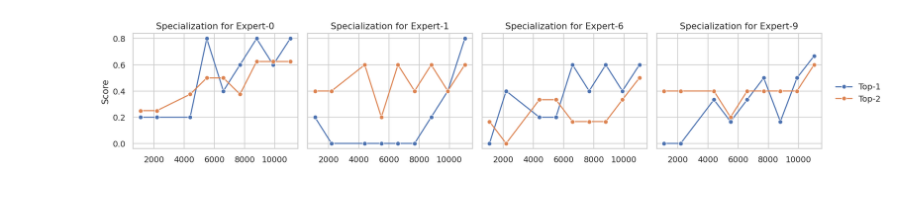
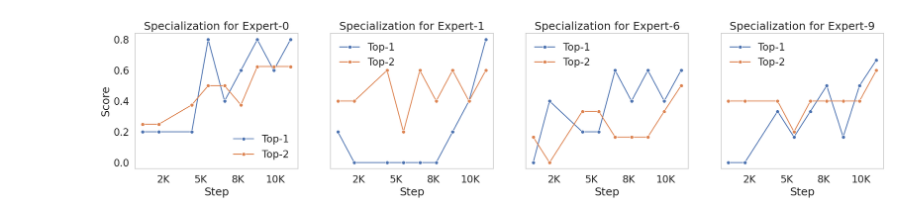
Before and after one commit to cmu-flame/FLAME-MoE, a Jupyter notebook: empirical_analysis/plot/expert_specialization.ipynb, the cells around one changed output. Cells and saved outputs as stored; diff of their text form; code cells hidden in the pictures.

Commit message:
do the plotting of the specialization scripts

```diff
--- a/empirical_analysis/plot/expert_specialization.ipynb
+++ b/empirical_analysis/plot/expert_specialization.ipynb
@@ -101,28 +102,40 @@ checkpoint=11029 layer=18 expert=0 | tensor([0.8000, 0.6250]) tensor([44394, 364
 checkpoint=11029 layer=18 expert=9 | tensor([0.6667, 0.6000]) tensor([30053,  3704]) ['apis', '****************']
 ====================================
 # %%
-sns.set_theme(style="whitegrid", font_scale=1.0)
-fig, axes = plt.subplots(1, len(lines), figsize=(3.2 * len(lines) + 2, 3), dpi=128, sharey=True)
+import matplotlib as mpl
+mpl.rcParams['font.family'] = 'Times New Roman'
+
+def human_format(x, pos):
+    if x >= 1e9:
+        return f'{x/1e9:.0f}B'
+    elif x >= 1e6:
+        return f'{x/1e6:.0f}M'
+    elif x >= 1e3:
+        return f'{x/1e3:.0f}K'
+    else:
+        return f'{x}'
+
+sns.set_theme(style="whitegrid", font_scale=1.5)
+fig, axes = plt.subplots(1, len(lines), figsize=(5 * len(lines) + 2, 4), sharey=True)
 
 for ax, (expert_id, series) in zip(axes, lines):
     steps = [step for step, _ in series]
     value_lists = list(zip(*[vals for _, vals in series]))
 
     for j, scores in enumerate(value_lists):
         sns.lineplot(x=steps, y=scores, marker='o', ax=ax, label=f"Top-{j+1}")
 
+    ax.grid(False)
     ax.set_title(f"Specialization for Expert-{expert_id}")
     ax.set_ylabel("Score" if ax is axes[0] else "")
-    ax.legend_.remove()
-
-handles, labels = axes[0].get_legend_handles_labels()
-fig.legend(handles, labels, loc='center right', frameon=False)
-plt.tight_layout(rect=[0, 0, 0.93, 1])
+    ax.set_xlabel("Step")
+    ax.xaxis.set_major_formatter(FuncFormatter(human_format))
+    ax.legend(frameon=False)
 
 joined_ids = "-".join(str(expert_id) for expert_id, _ in lines)
 file = Path(f"figures/expert-specialization/flame-moe-1.7b/{layer_number}/{joined_ids}.pdf")
 file.parent.mkdir(parents=True, exist_ok=True)
 plt.savefig(file, bbox_inches='tight', pad_inches=0)
 plt.show()
 # %% [output]
-[figure, old version]
+[figure, new version]
```
Also changed, not shown: parts of 1 cell of this notebook.
